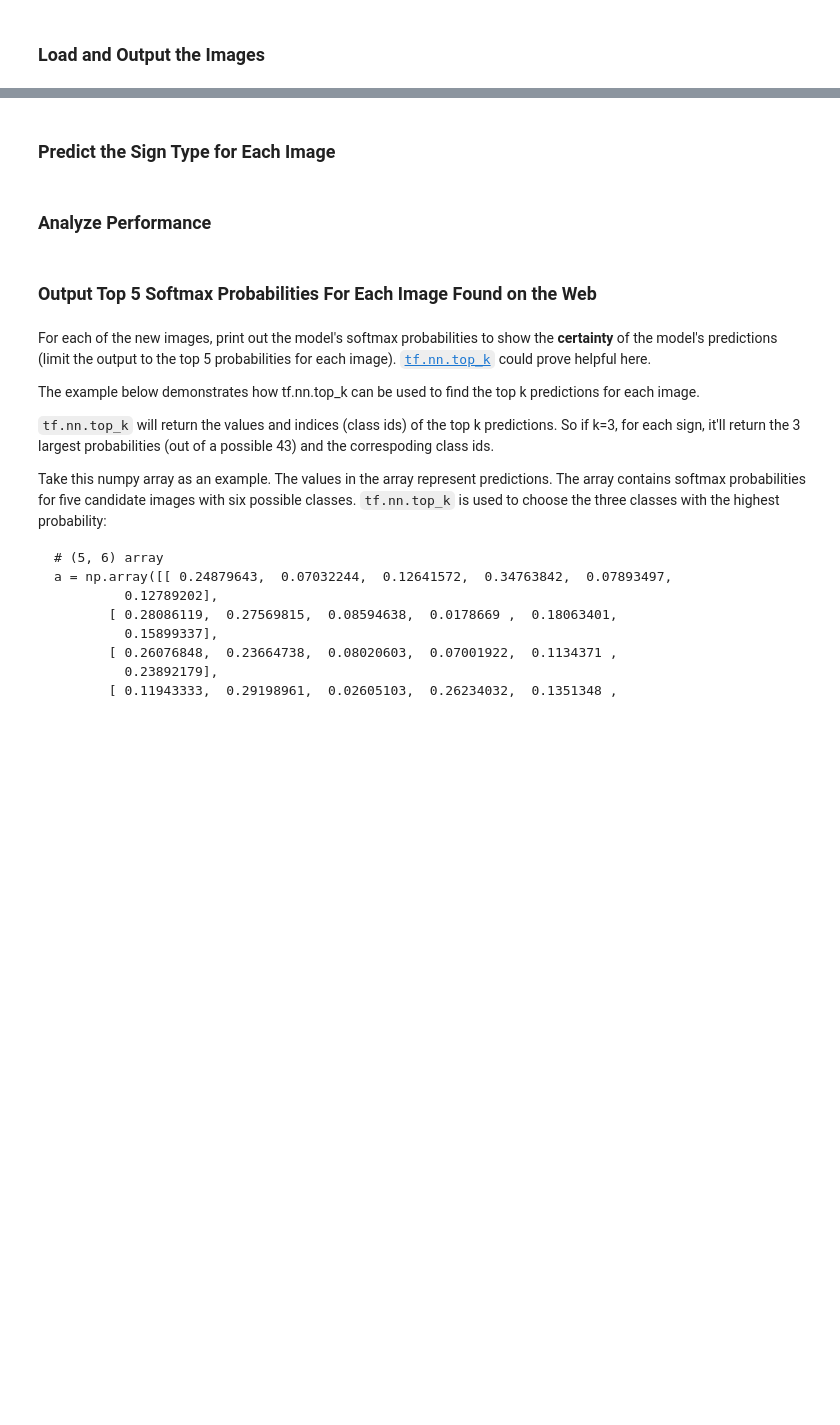
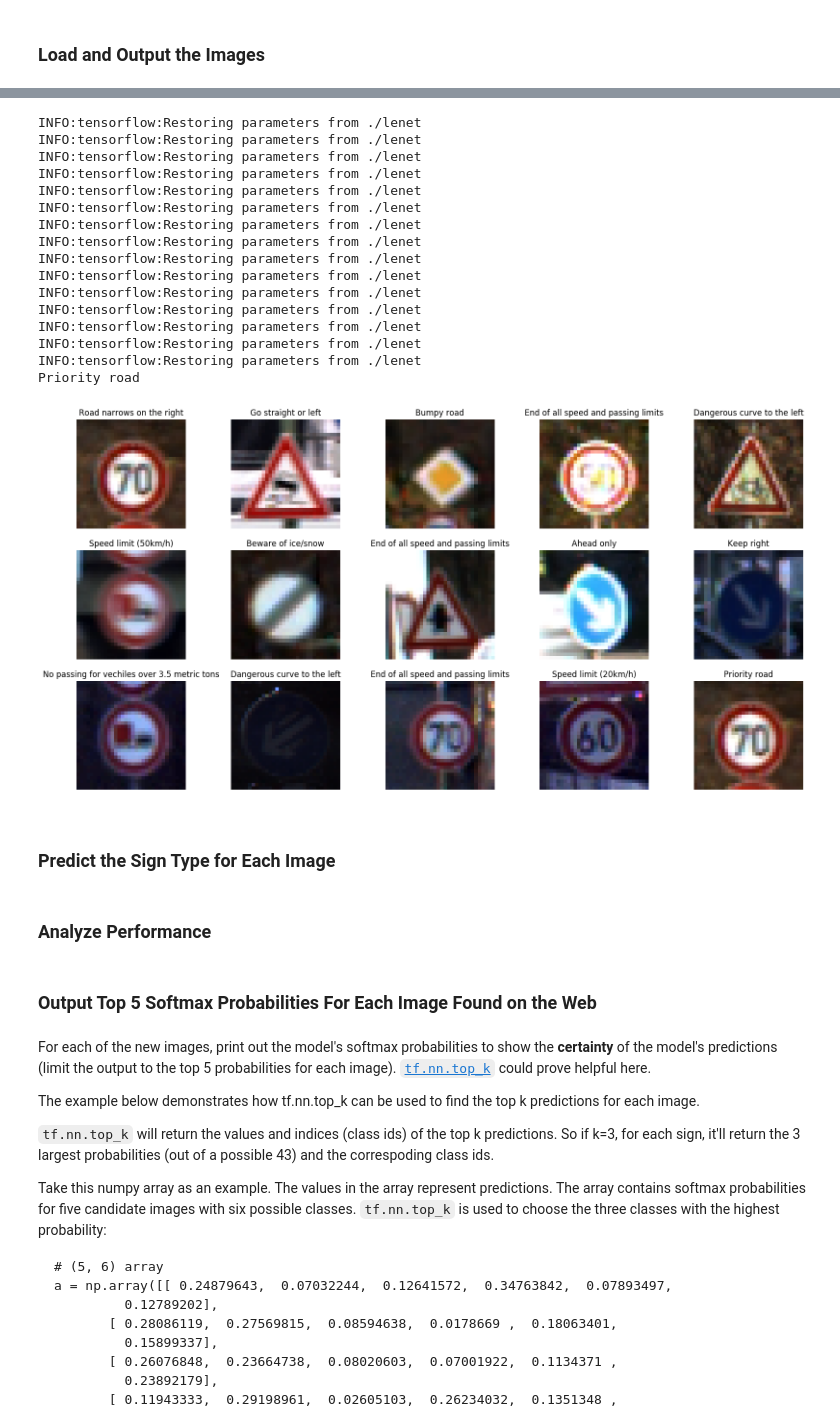
Before and after one commit to bessszilard/Udacity-Self-Driving-Car-Engineer-Nanodegree-Program, a Jupyter notebook: Project-3-Traffic-Sign-Classifier/Traffic_Sign_Classifier.ipynb, the cells around one changed output, grey strips where cells are left out. Cells and saved outputs as stored; diff of their text form; code cells hidden in the pictures; blank space fills up the shorter version.

```diff
--- a/Project-3-Traffic-Sign-Classifier/Traffic_Sign_Classifier.ipynb
+++ b/Project-3-Traffic-Sign-Classifier/Traffic_Sign_Classifier.ipynb
@@ -531,4 +517,12 @@ Use standard file APIs to check for files with this prefix.
 INFO:tensorflow:Restoring parameters from ./lenet
 Test Accuracy = 0.959
+# %%
+def LeNet_predict(X_input):
+    with tf.Session() as sess:
+        sess.run(tf.global_variables_initializer())
+        saver.restore(sess, tf.train.latest_checkpoint('.'))
+        batch_x = [preprocess_single_images(X_input)]
+        logits__ = sess.run(logits, feed_dict={x: batch_x})
+    return np.argmax(logits__, axis=1)
 # %% [markdown]
 ### Load and Output the Images
@@ -598,3 +529,45 @@ Double curve
+# %%
+### Load the images and plot them here.
+### Feel free to use as many code cells as needed.
+cols = 5
+rows = 3
+
+random_indexes = [randint(0, len(X_test)-1) for p in range(0, cols * rows)]
+X_test, y_test = test['features'], test['labels']
+
+X_disp_test = X_test[random_indexes]
+y_disp_test = y_test[random_indexes]
+
+f, ax = plt.subplots(rows, cols, figsize=(20, 10))
+for i in range(rows):
+    for j in range(cols):
+        temp_img = X_disp_test[i * cols + j]
+        predicted_label = LeNet_predict(temp_img)
+        ax[i][j].imshow(alpha_beta_auto_correction(temp_img))
+        ax[i][j].set_title(class_labels['SignName'][predicted_label[0]])
+        ax[i][j].axis('off')
+
+
+plt.imshow( alpha_beta_auto_correction(X_disp_test[0]))
+print(class_labels['SignName'][predicted_label[0]])
+# %% [output]
+INFO:tensorflow:Restoring parameters from ./lenet
+INFO:tensorflow:Restoring parameters from ./lenet
+INFO:tensorflow:Restoring parameters from ./lenet
+INFO:tensorflow:Restoring parameters from ./lenet
+INFO:tensorflow:Restoring parameters from ./lenet
+INFO:tensorflow:Restoring parameters from ./lenet
+INFO:tensorflow:Restoring parameters from ./lenet
+INFO:tensorflow:Restoring parameters from ./lenet
+INFO:tensorflow:Restoring parameters from ./lenet
+INFO:tensorflow:Restoring parameters from ./lenet
+INFO:tensorflow:Restoring parameters from ./lenet
+INFO:tensorflow:Restoring parameters from ./lenet
+INFO:tensorflow:Restoring parameters from ./lenet
+INFO:tensorflow:Restoring parameters from ./lenet
+INFO:tensorflow:Restoring parameters from ./lenet
+Priority road
+[figure, added]
 # %% [markdown]
 ### Predict the Sign Type for Each Image
 # %%
```
Also changed, not shown: parts of 5 cells of this notebook.
